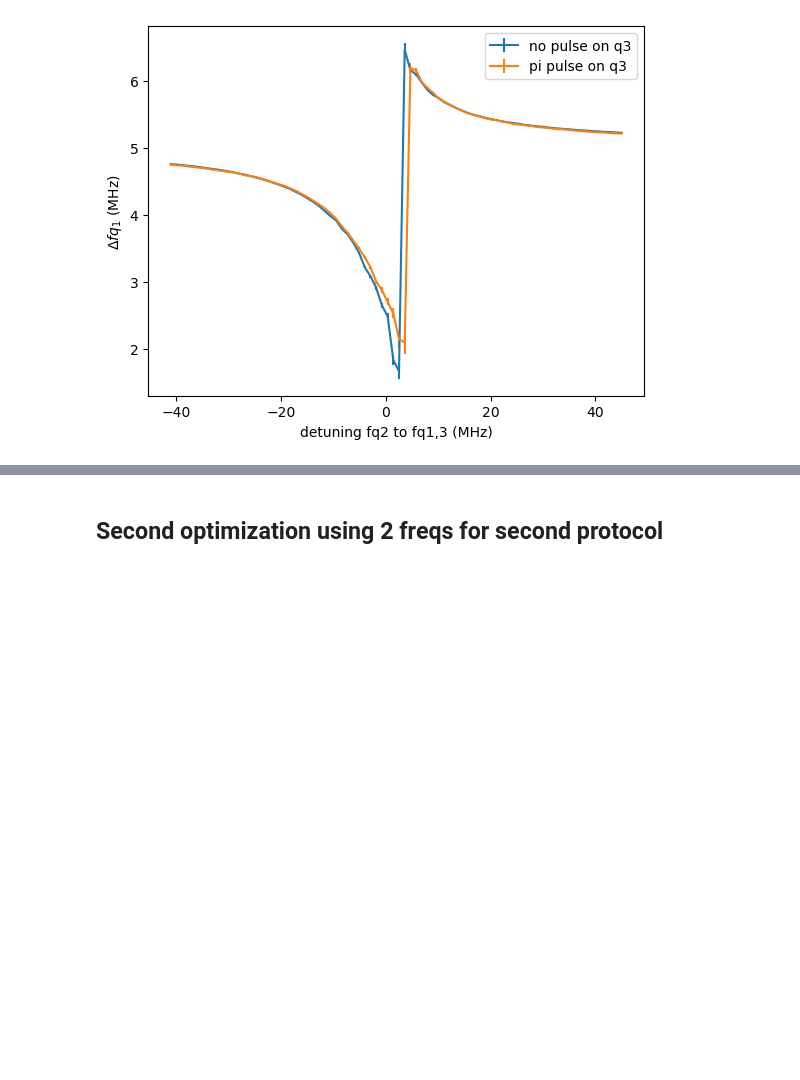
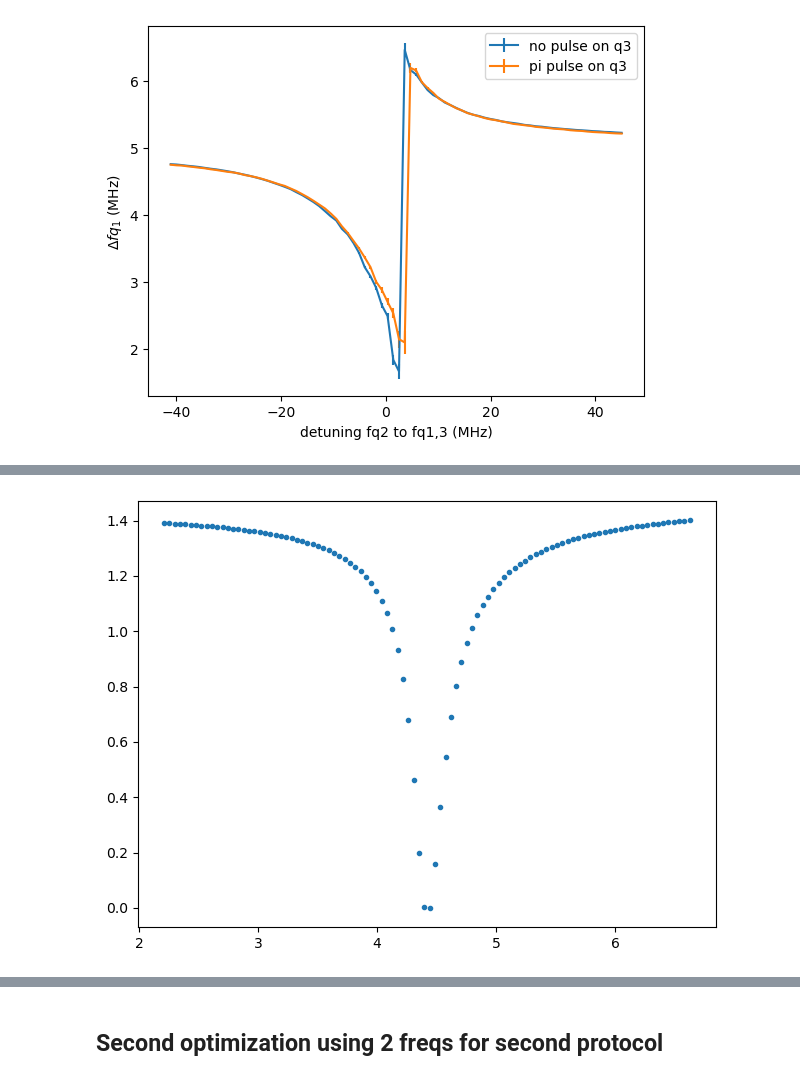
Before and after one commit to GabrielJauma/tunable-capacitive-coupling-flux-qubits, a Jupyter notebook: KIT/Experiments/ZZ Ramsey measurement.ipynb, the cells around one changed output, grey strips where cells are left out. Cells and saved outputs as stored; diff of their text form; code cells hidden in the pictures; blank space fills up the shorter version.

```diff
--- a/KIT/Experiments/ZZ Ramsey measurement.ipynb
+++ b/KIT/Experiments/ZZ Ramsey measurement.ipynb
@@ -579,0 +598,27 @@ Text(0, 0.5, '$\\Delta fq_1$ (MHz)')
+# %%
+A = 0.3
+tau = 2.44
+f = np.abs(delta_vec_0[0])
+phase = 2.5
+Offset = 0.5
+bounds = ((-np.inf,0,-np.inf,-np.inf,-np.inf),(np.inf,5,np.inf,np.inf,np.inf))
+idx = -1
+
+n_f_range = 100
+errors_f_range = np.zeros([a_vec.size,n_f_range])
+# std_f = np.zeros([a_vec.size])
+f_range_list = np.zeros([a_vec.size,n_f_range])
+
+for i in range(a_vec.size):
+    print(i)
+    f_0 = popt_list_0[i][2]
+    f_range = np.linspace(f_0-f_0*0.5,f_0+f_0*0.5, n_f_range)
+    f_range_list[i,:] = f_range
+    # std_f[i] = q1_x_0[i,:idx] - damped_oscillation(t_us[:idx], *popt)
+
+    for k in range(len(f_range)):
+        bounds = ((-np.inf,0,f_range[k]-1e-10,-np.inf,-np.inf),(np.inf,5,f_range[k],np.inf,np.inf))
+        popt, pcov = curve_fit(damped_oscillation, t_us[:idx], q1_x_0[i,:idx],
+                               p0=[popt_list_0[i][0] ,popt_list_0[i][1],f_range[k], popt_list_0[i][3],popt_list_0[i][4]],
+                               bounds=bounds)
+        errors_f_range[i,k] = np.sqrt(np.sum((q1_x_0[i,:idx] - damped_oscillation(t_us[:idx], *popt))**2))
@@ -579,0 +643,9 @@ Text(0, 0.5, '$\\Delta fq_1$ (MHz)')
+# %%
+i=20
+fig, ax = plt.subplots()
+
+ax.plot(f_range_list[i,:], (errors_f_range[i,:]-errors_f_range[i,:].min())/errors_f_range[i,:].min(),'.')
+
+fig.tight_layout()
+# %% [output]
+[figure, added]
```
Also changed, not shown: parts of 18 cells of this notebook.
